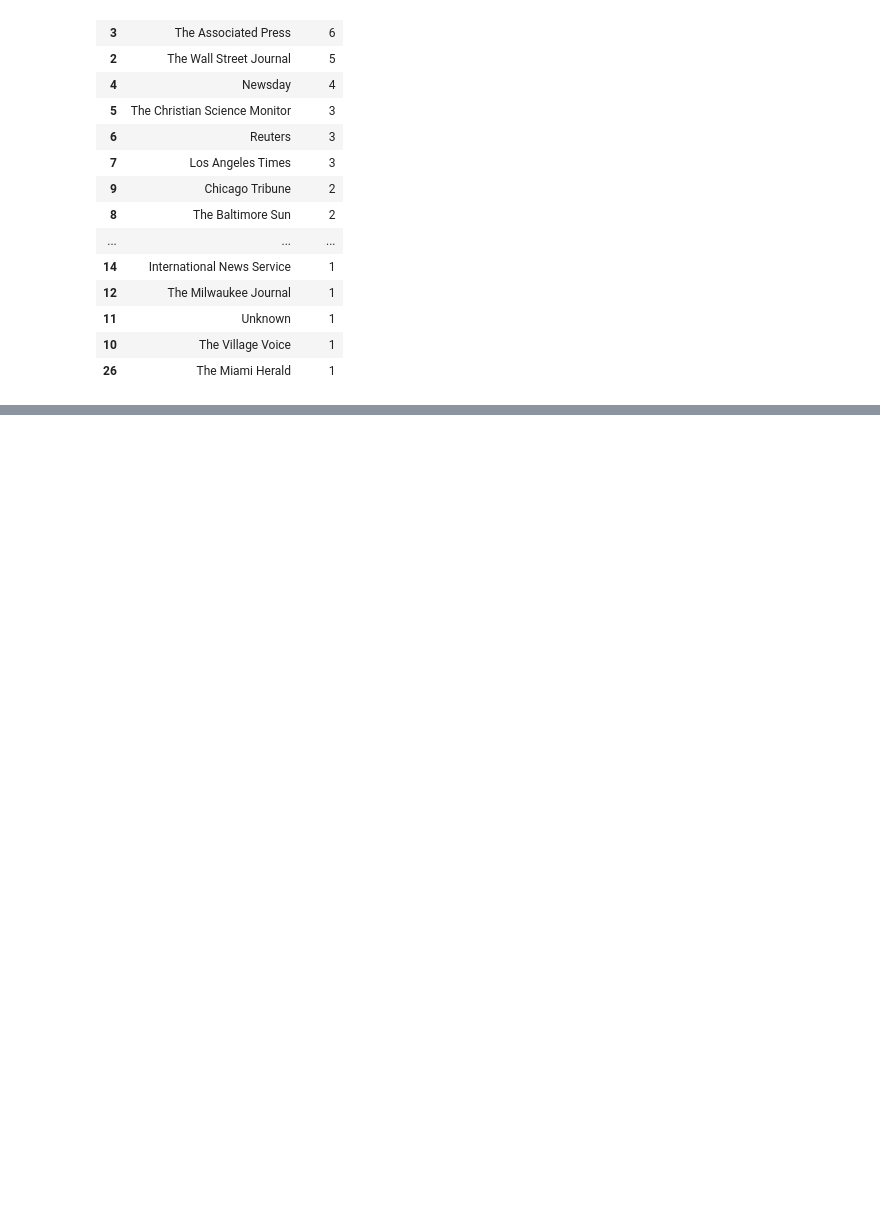
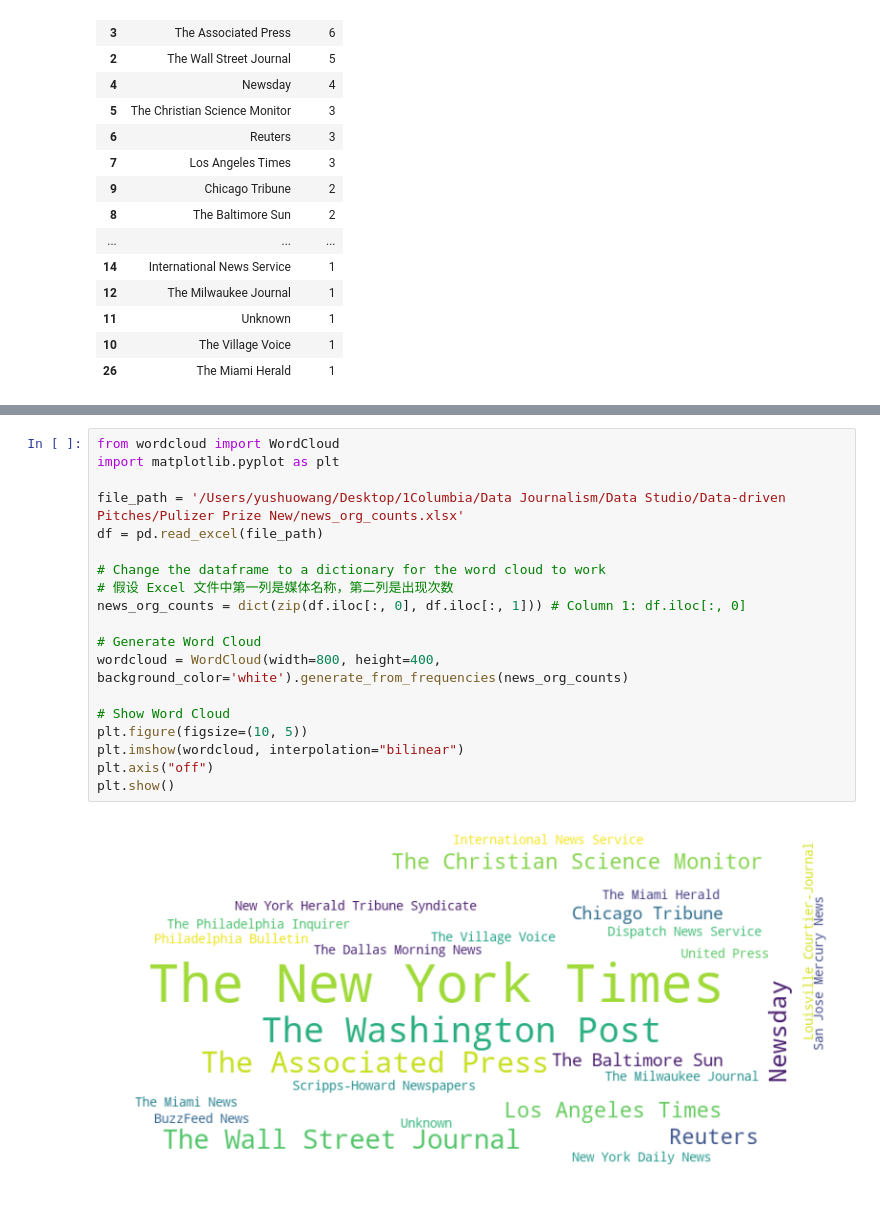
Before and after one commit to shuoshuobar/pulitzer-prize, a Jupyter notebook: Pulitzer Prize.ipynb, the cells around one changed output, grey strips where cells are left out. Drawn from its saved outputs; the diff is of its cells as text; blank space fills up the shorter version.

```diff
--- a/Pulitzer Prize.ipynb
+++ b/Pulitzer Prize.ipynb
@@ -270,0 +353,21 @@ df_tenyears_major_events
+# %%
+from wordcloud import WordCloud
+import matplotlib.pyplot as plt
+
+file_path = '/Users/yushuowang/Desktop/1Columbia/Data Journalism/Data Studio/Data-driven Pitches/Pulizer Prize New/news_org_counts.xlsx'
+df = pd.read_excel(file_path)
+
+# Change the dataframe to a dictionary for the word cloud to work
+# 假设 Excel 文件中第一列是媒体名称，第二列是出现次数
+news_org_counts = dict(zip(df.iloc[:, 0], df.iloc[:, 1])) # Column 1: df.iloc[:, 0]
+
+# Generate Word Cloud
+wordcloud = WordCloud(width=800, height=400, background_color='white').generate_from_frequencies(news_org_counts)
+
+# Show Word Cloud
+plt.figure(figsize=(10, 5))
+plt.imshow(wordcloud, interpolation="bilinear")
+plt.axis("off")
+plt.show()
+# %% [output]
+[figure, added]
```
Also changed, not shown: parts of 12 cells of this notebook.
